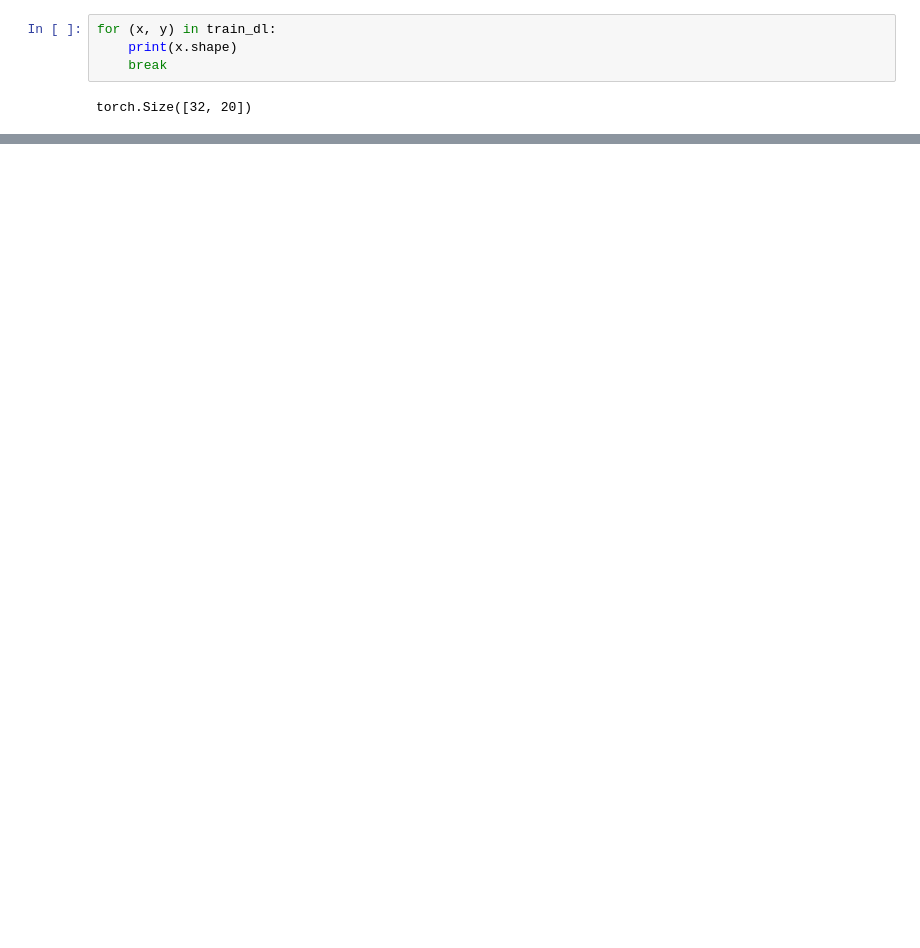
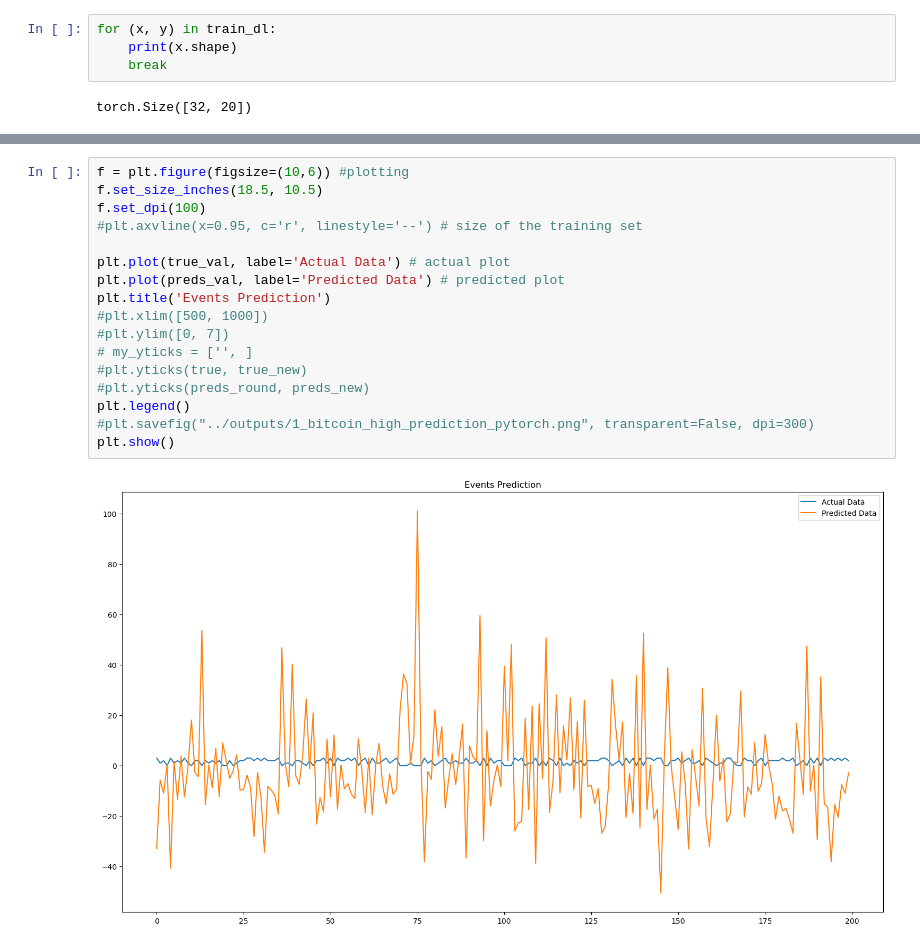
Before and after one commit to Matovic/mobile-price-classification, a Jupyter notebook: src/MLP_PyTorch.ipynb, the cells around one changed output, grey strips where cells are left out. Saved outputs shown, nothing was run; the diff lists cells and outputs as text; blank space fills up the shorter version.

```diff
--- a/src/MLP_PyTorch.ipynb
+++ b/src/MLP_PyTorch.ipynb
@@ -475,0 +547,19 @@ plt.show()
+# %%
+f = plt.figure(figsize=(10,6)) #plotting
+f.set_size_inches(18.5, 10.5)
+f.set_dpi(100)
+#plt.axvline(x=0.95, c='r', linestyle='--') # size of the training set
+
+plt.plot(true_val, label='Actual Data') # actual plot
+plt.plot(preds_val, label='Predicted Data') # predicted plot
+plt.title('Events Prediction')
+#plt.xlim([500, 1000])
+#plt.ylim([0, 7])
+# my_yticks = ['', ]
+#plt.yticks(true, true_new)
+#plt.yticks(preds_round, preds_new)
+plt.legend()
+#plt.savefig("../outputs/1_bitcoin_high_prediction_pytorch.png", transparent=False, dpi=300)
+plt.show()
+# %% [output]
+[figure, added]
```
Also changed, not shown: parts of 11 cells of this notebook, 2 other files.
